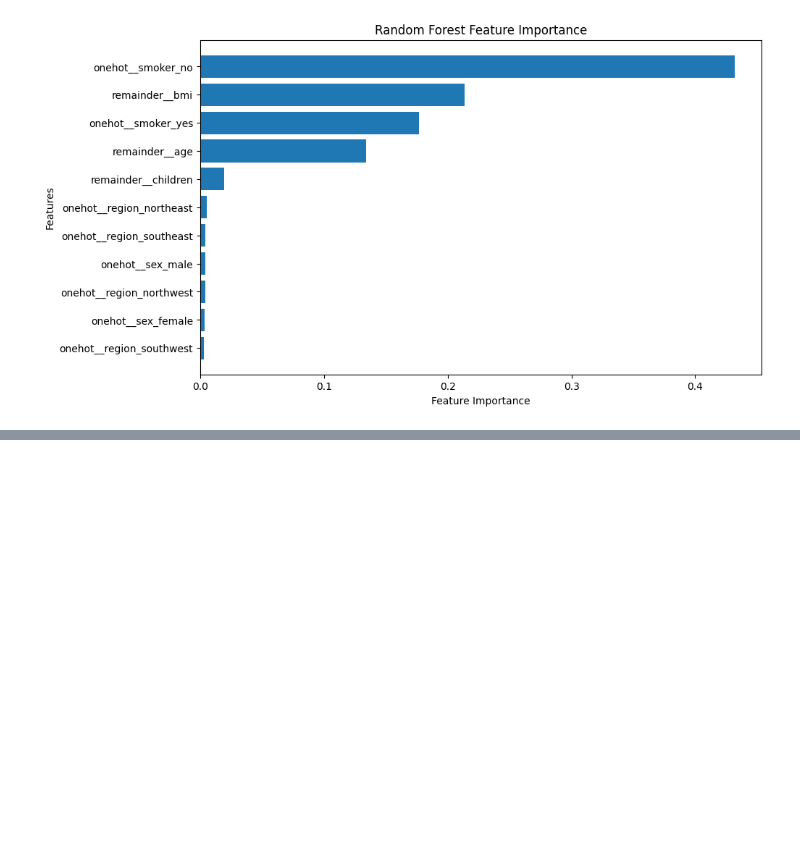
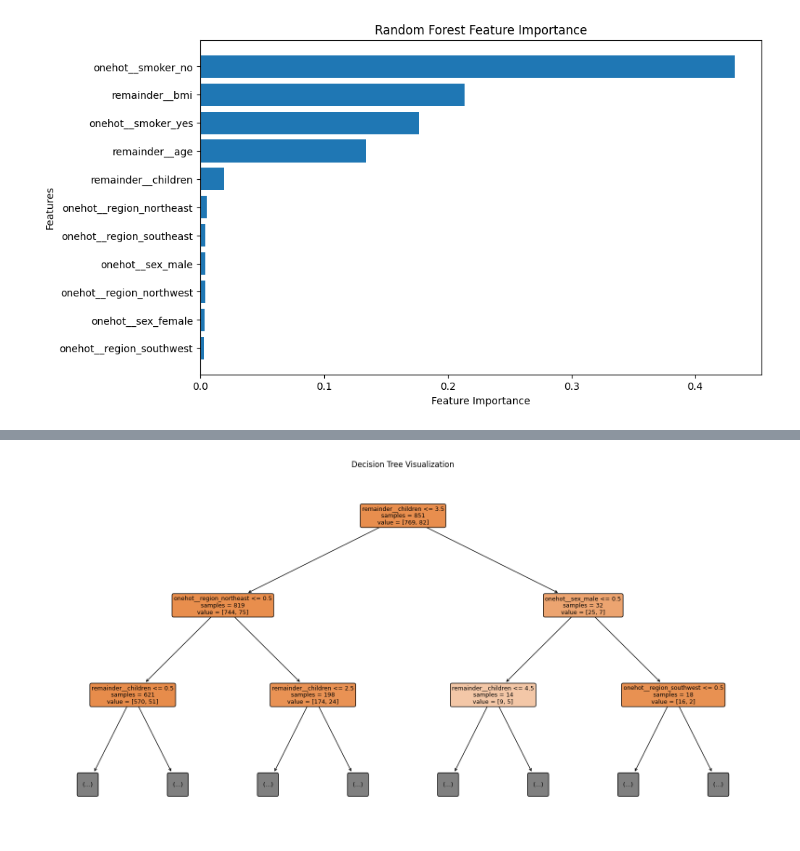
Before and after one commit to mukherjeesrijit/data-science-projects, a Jupyter notebook: us-medical-insurance-project.ipynb, the cells around one changed output, grey strips where cells are left out. Saved outputs shown, nothing was run; the diff lists cells and outputs as text; code cells hidden in the pictures; blank space fills up the shorter version.

```diff
--- a/us-medical-insurance-project.ipynb
+++ b/us-medical-insurance-project.ipynb
@@ -639,21 +524,0 @@ plt.show()
-# %%
-# Create a new column 'bmi_status'
-df['bmi_status'] = df['bmi'].apply(lambda x: 'high' if x >= 29.97 else 'low')
-
-# Filter data for non-smokers
-non_smokers_df = df[df['smoker'] == 'no']
-
-# Select features for clustering (age and charges)
-X_clustering = non_smokers_df[['age', 'charges']]
-
-# Initialize GaussianMixture with 2 components
-gmm = GaussianMixture(n_components=2, random_state=42)
-
-# Fit the model and predict cluster labels
-non_smokers_df['cluster'] = gmm.fit_predict(X_clustering)
-
-# Merge cluster info back into the main DataFrame
-df = df.merge(non_smokers_df[['age', 'charges', 'cluster']], on=['age', 'charges'], how='left')
-
-# Fill NaN values in the cluster column (for smokers) with a default cluster, e.g., -1
-df['cluster'].fillna(-1, inplace=True)
@@ -765,0 +646,19 @@ print(f'R^2 Score: {r2}')
+# %%
+# Assuming 'tree' is your trained model and 'transformer' is your feature transformer
+plt.figure(figsize=(20, 10))
+
+# Customize the plot_tree parameters
+plot_tree(dt_classifier,
+          feature_names=transformer.get_feature_names_out(),
+          filled=True,
+          rounded=True,
+          precision=2,
+          fontsize=9,
+          max_depth=2,
+          proportion=False,
+          impurity=False)
+
+plt.title("Decision Tree Visualization")
+plt.show()
+# %% [output]
+[figure, added]
```
Also changed, not shown: parts of 32 cells of this notebook.
